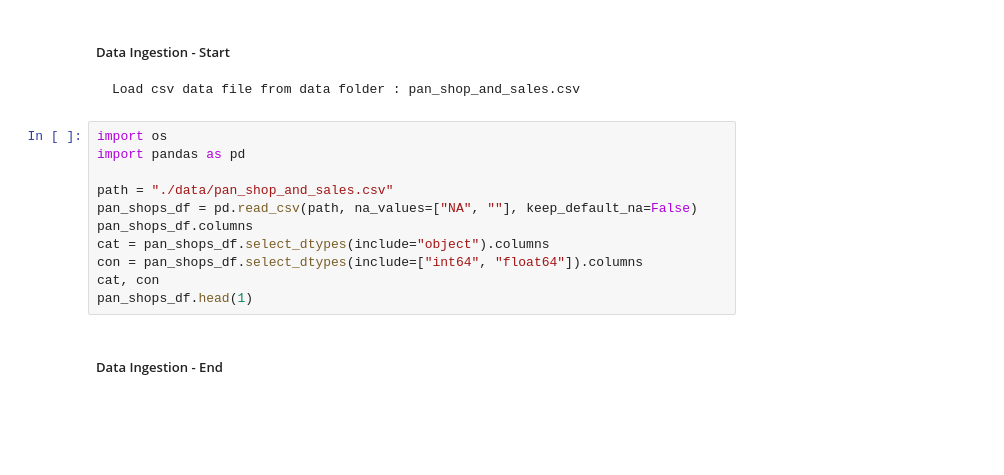
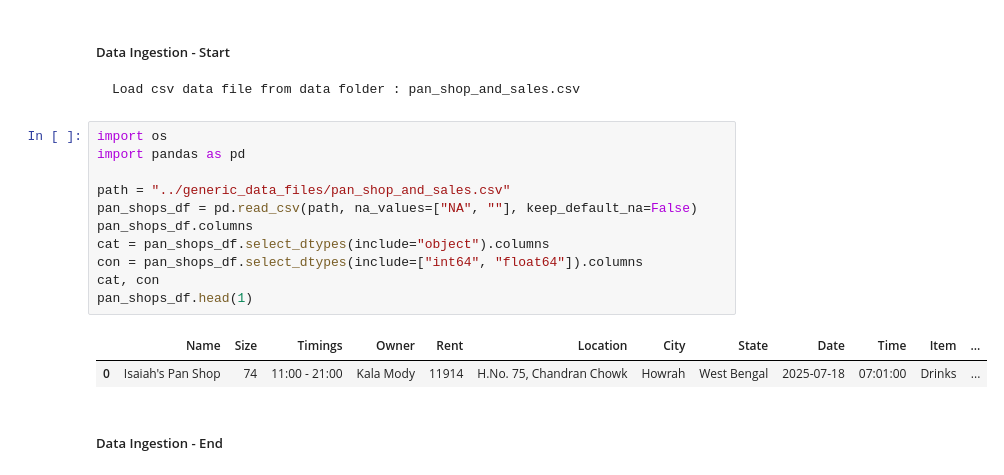
Before and after one commit to deanesh/artificial-intelligence-latest, a Jupyter notebook: exploratory data analysis/eda.ipynb, the cells around one changed output. Saved outputs shown, nothing was run; the diff lists cells and outputs as text; blank space fills up the shorter version.

```diff
--- a/exploratory data analysis/eda.ipynb
+++ b/exploratory data analysis/eda.ipynb
@@ -13,14 +13,17 @@
 # %%
 import os
 import pandas as pd
 
-path = "./data/pan_shop_and_sales.csv"
+path = "../generic_data_files/pan_shop_and_sales.csv"
 pan_shops_df = pd.read_csv(path, na_values=["NA", ""], keep_default_na=False)
 pan_shops_df.columns
 cat = pan_shops_df.select_dtypes(include="object").columns
 con = pan_shops_df.select_dtypes(include=["int64", "float64"]).columns
 cat, con
 pan_shops_df.head(1)
+# %% [output]
+|  | Name | Size | Timings | Owner | Rent | Location | City | State | Date | Time | Item | ... |
+| 0 | Isaiah's Pan Shop | 74 | 11:00 - 21:00 | Kala Mody | 11914 | H.No. 75, Chandran Chowk | Howrah | West Bengal | 2025-07-18 | 07:01:00 | Drinks | ... |
 # %% [markdown]
 ##### Data Ingestion - End
 # %% [markdown]
```
Also changed, not shown: parts of 2 cells of this notebook, 6 other files.
